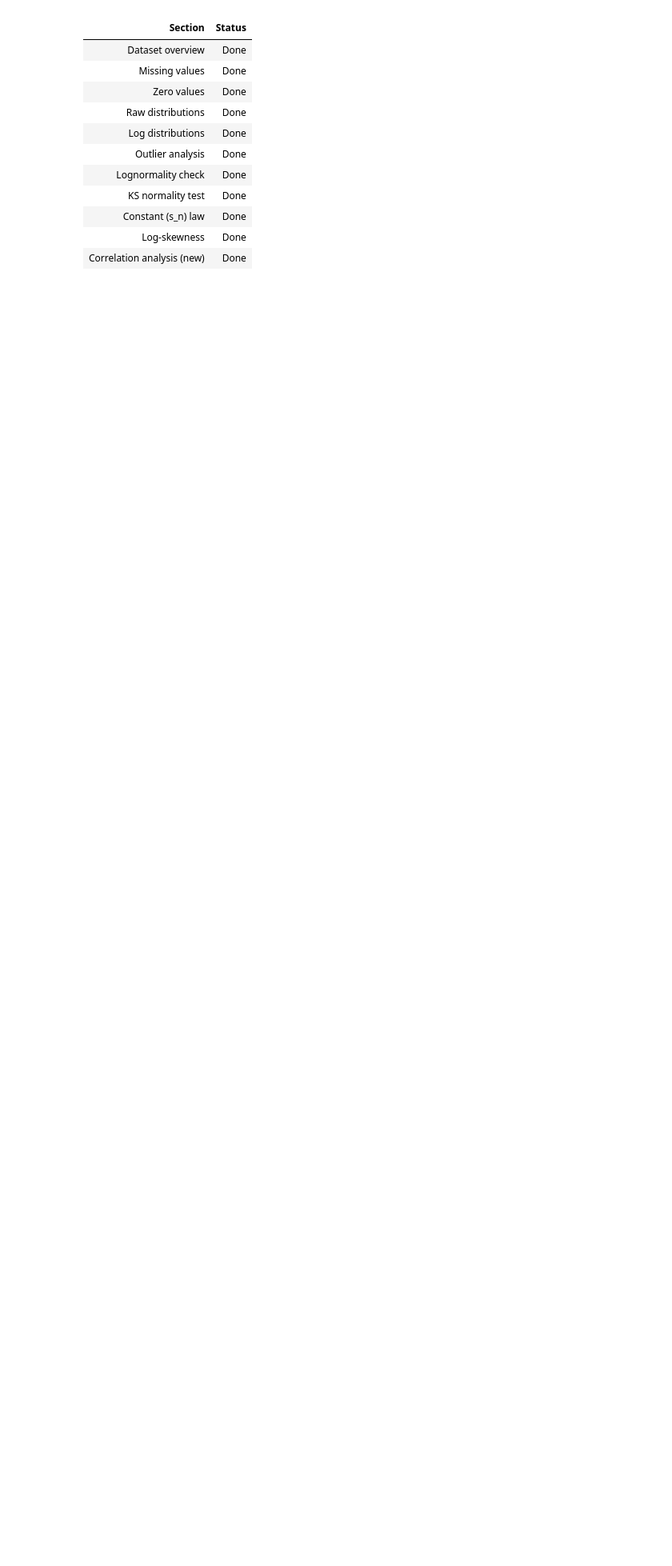
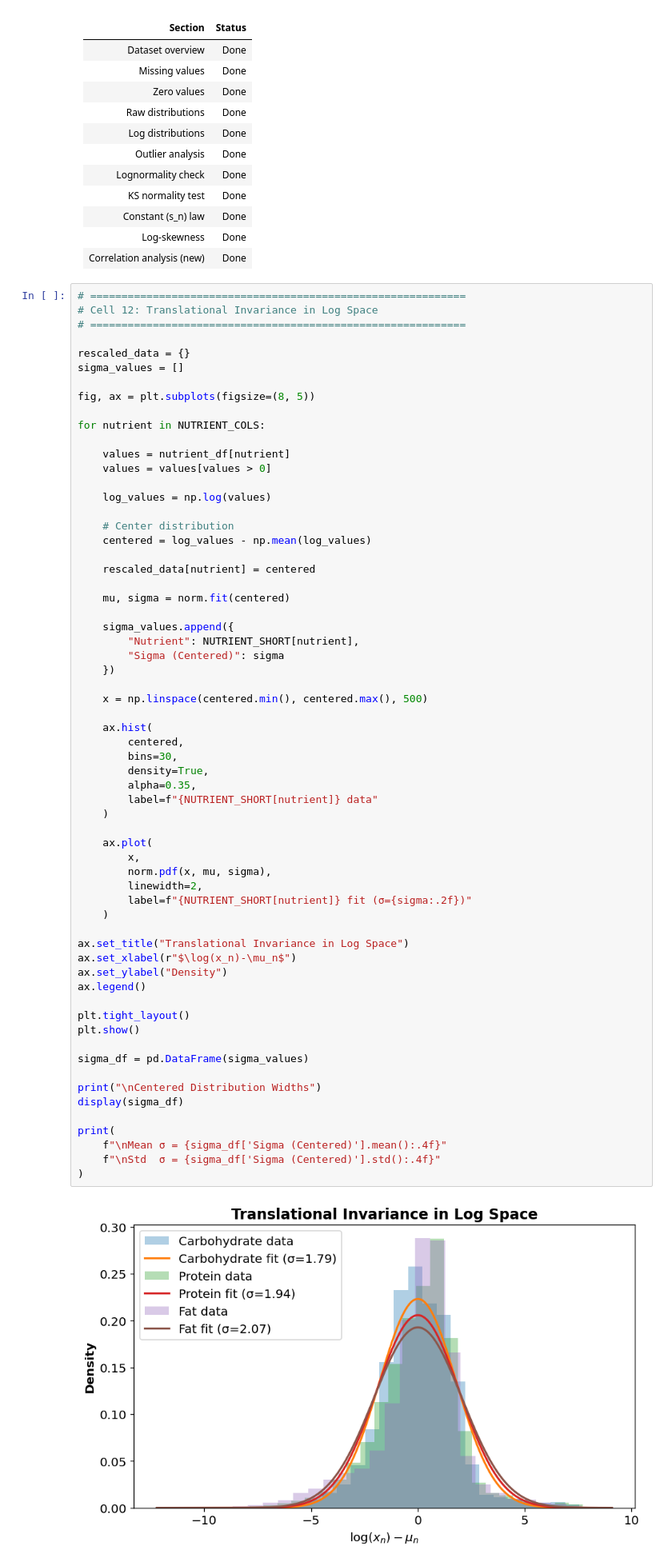
Before and after one commit to harsh23229/Universal-statistical-laws-governing-culinary-design, a Jupyter notebook: update_nutrition_analysis.ipynb, the cells around one changed output. Shown at 80% size. Saved outputs shown, nothing was run; the diff lists cells and outputs as text; blank space fills up the shorter version.

Commit message:
Add improved nutrient distribution analysis and validation metrics

```diff
--- a/update_nutrition_analysis.ipynb
+++ b/update_nutrition_analysis.ipynb
@@ -715,3 +717,68 @@ To test whether nutrient distributions become nearly symmetric in log-space, pro
 | Constant (s_n) law         | Done   |
 | Log-skewness               | Done   |
 | Correlation analysis (new) | Done   |
+# %%
+# ============================================================
+# Cell 12: Translational Invariance in Log Space
+# ============================================================
+
+rescaled_data = {}
+sigma_values = []
+
+fig, ax = plt.subplots(figsize=(8, 5))
+
+for nutrient in NUTRIENT_COLS:
+
+    values = nutrient_df[nutrient]
+    values = values[values > 0]
+
+    log_values = np.log(values)
+
+    # Center distribution
+    centered = log_values - np.mean(log_values)
+
+    rescaled_data[nutrient] = centered
+
+    mu, sigma = norm.fit(centered)
+
+    sigma_values.append({
+        "Nutrient": NUTRIENT_SHORT[nutrient],
+        "Sigma (Centered)": sigma
+    })
+
+    x = np.linspace(centered.min(), centered.max(), 500)
+
+    ax.hist(
+        centered,
+        bins=30,
+        density=True,
+        alpha=0.35,
+        label=f"{NUTRIENT_SHORT[nutrient]} data"
+    )
+
+    ax.plot(
+        x,
+        norm.pdf(x, mu, sigma),
+        linewidth=2,
+        label=f"{NUTRIENT_SHORT[nutrient]} fit (σ={sigma:.2f})"
+    )
+
+ax.set_title("Translational Invariance in Log Space")
+ax.set_xlabel(r"$\log(x_n)-\mu_n$")
+ax.set_ylabel("Density")
+ax.legend()
+
+plt.tight_layout()
+plt.show()
+
+sigma_df = pd.DataFrame(sigma_values)
+
+print("\nCentered Distribution Widths")
+display(sigma_df)
+
+print(
+    f"\nMean σ = {sigma_df['Sigma (Centered)'].mean():.4f}"
+    f"\nStd  σ = {sigma_df['Sigma (Centered)'].std():.4f}"
+)
+# %% [output]
+[figure, added]
```
Also changed, not shown: parts of 12 cells of this notebook, 1 other file.
